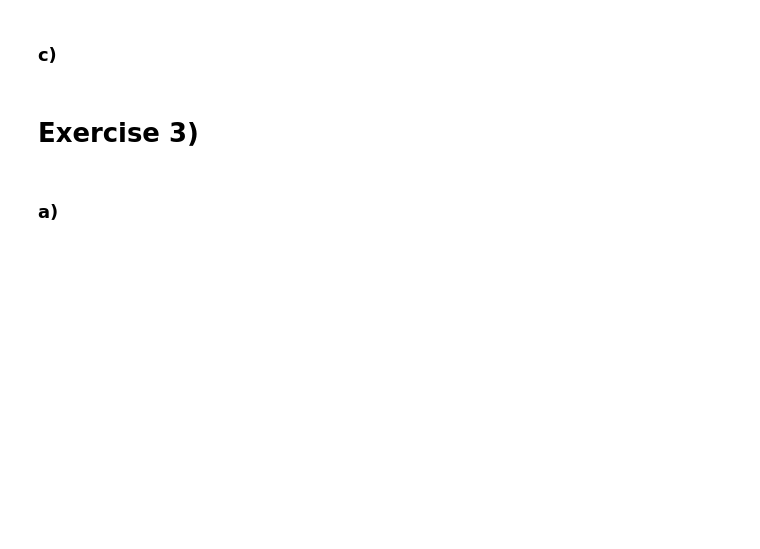
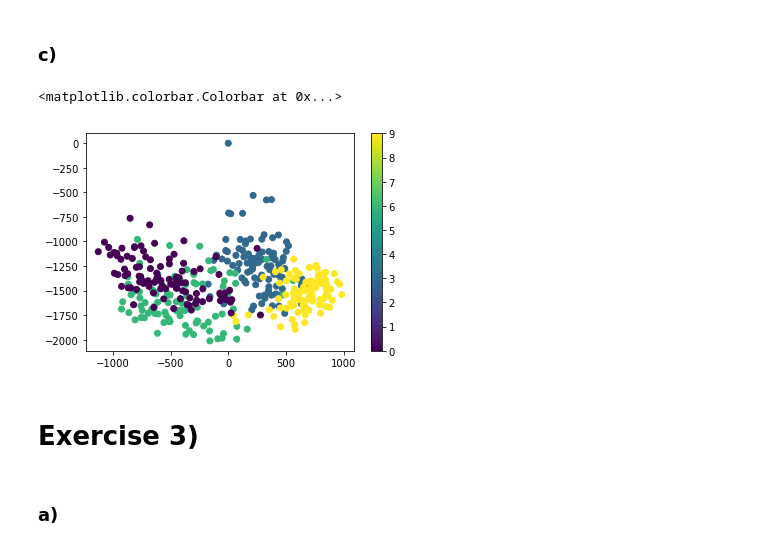
Before and after one commit to florence27/ml-algo-theory, a Jupyter notebook: solutions/uebung09/assignment09.ipynb, the cells around one changed output. Cells and saved outputs as stored; diff of their text form; code cells hidden in the pictures; blank space fills up the shorter version.

```diff
--- a/solutions/uebung09/assignment09.ipynb
+++ b/solutions/uebung09/assignment09.ipynb
@@ -102,6 +133,14 @@ y = train_df['Label'].as_matrix()
 idx = np.any([y == 0, y == 3, y == 6, y == 9], axis=0)
 X = X[idx]
 y = y[idx]
+# %%
+distance = euclidean_distances(X)
+USPS = MDS(distance,2)
+plt.scatter(USPS[:,0], USPS[:,1], c = y)
+plt.colorbar()
+# %% [output]
+<matplotlib.colorbar.Colorbar at 0x...>
+[figure, added]
 # %% [markdown]
 # Exercise 3)
 # %% [markdown]
```
Also changed, not shown: parts of 12 cells of this notebook.
